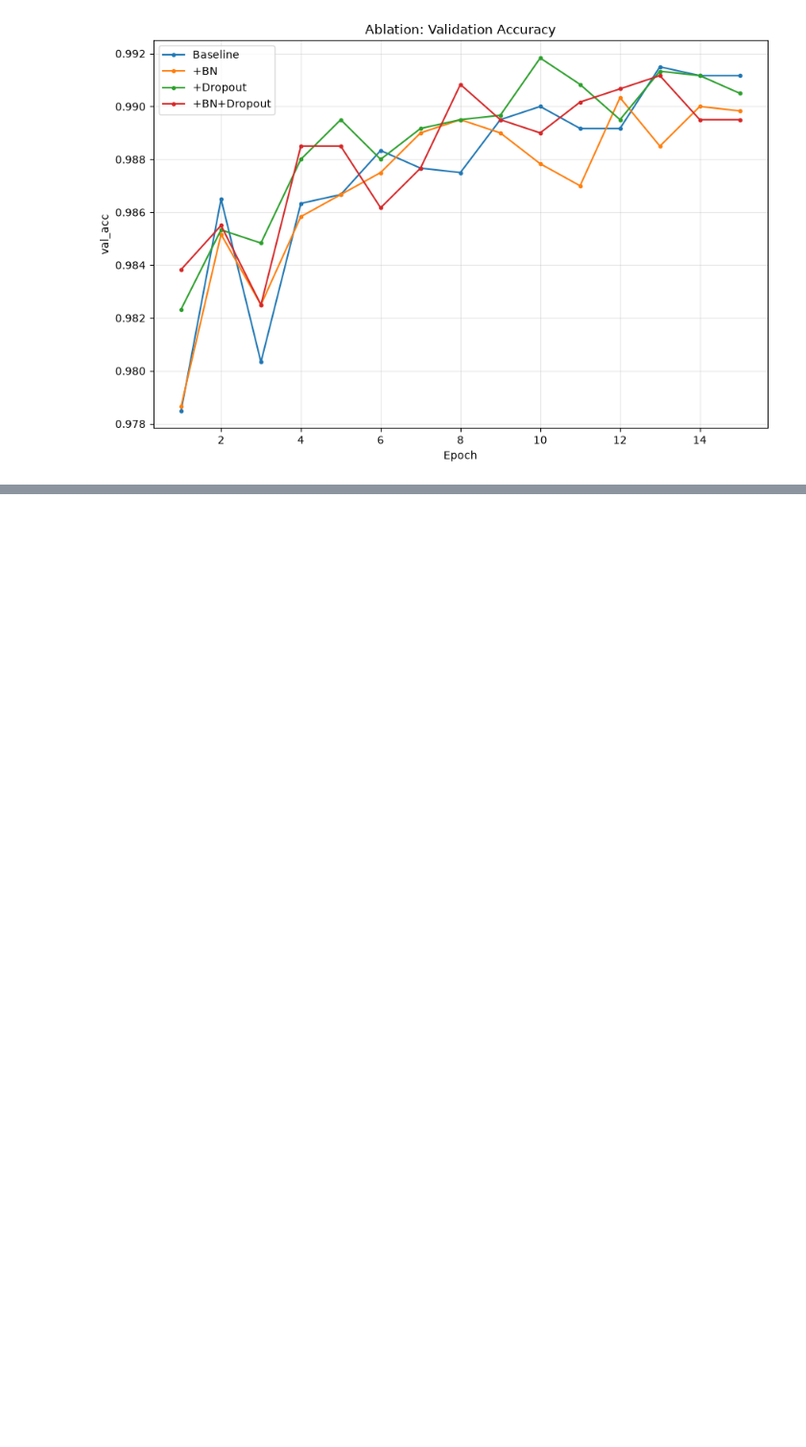
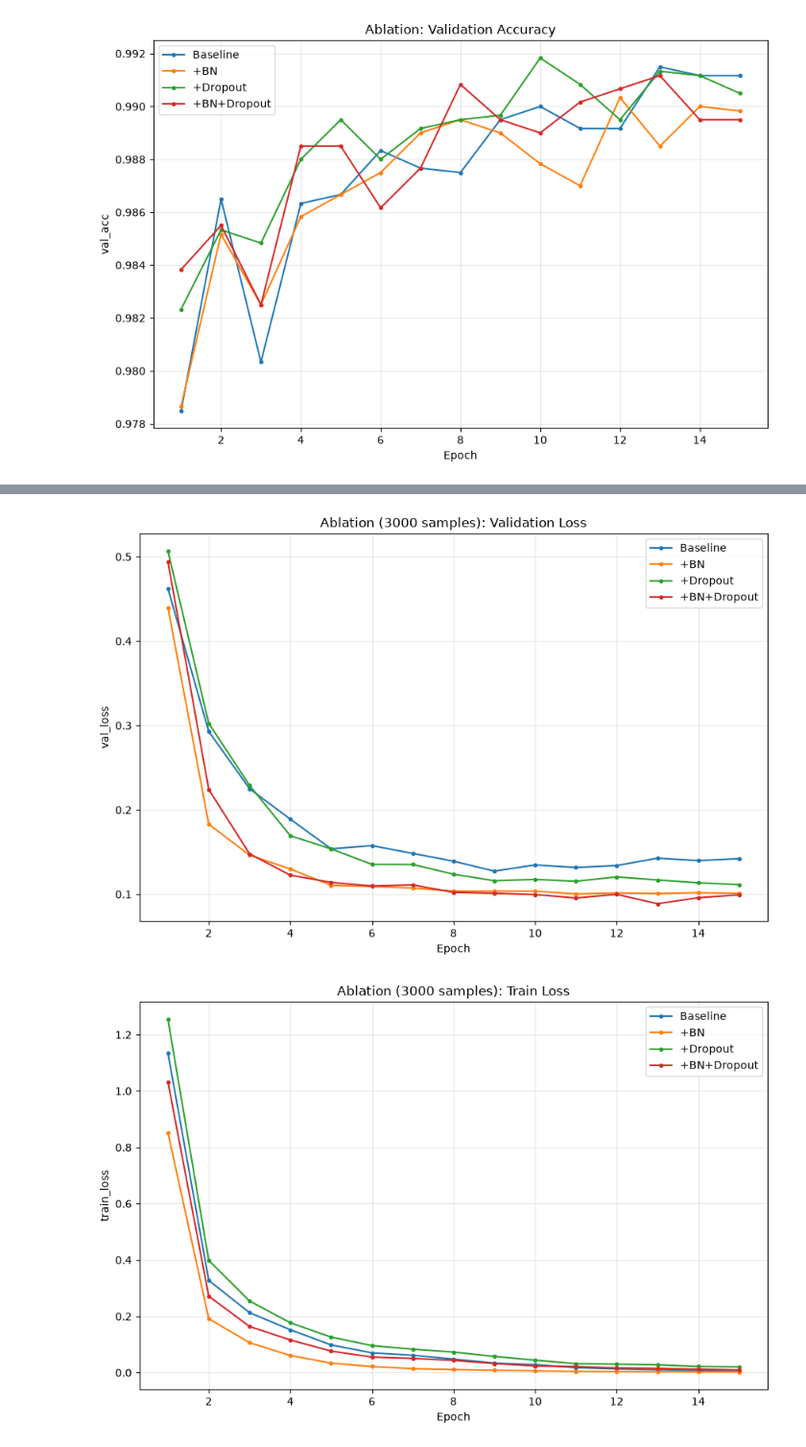
Before and after one commit to hyunwoonoh99/hw_mnist_project, a Jupyter notebook: notebooks/experiments.ipynb, the cells around one changed output, grey strips where cells are left out. Shown at 96% size. Cells and saved outputs as stored; diff of their text form; code cells hidden in the pictures; blank space fills up the shorter version.

```diff
--- a/notebooks/experiments.ipynb
+++ b/notebooks/experiments.ipynb
@@ -504,0 +565,20 @@ plot_model_comparison_curves(ablation_hist, metric="val_acc",
+# %%
+ablation_small_hist = {name: r["history"] for name, r in ablation_small_results.items()}
+
+# val_loss — 이번엔 baseline overfitting이 뚜렷할 것
+plot_model_comparison_curves(ablation_small_hist, metric="val_loss",
+    title="Ablation (3000 samples): Validation Loss",
+    save_path="../results/ablation_small_val_loss.png")
+
+# train_loss — baseline이 0에 가깝게 외우는지
+plot_model_comparison_curves(ablation_small_hist, metric="train_loss",
+    title="Ablation (3000 samples): Train Loss",
+    save_path="../results/ablation_small_train_loss.png")
+
+# val_acc
+plot_model_comparison_curves(ablation_small_hist, metric="val_acc",
+    title="Ablation (3000 samples): Validation Accuracy",
+    save_path="../results/ablation_small_val_acc.png")
+# %% [output]
+[figure, added]
+[figure, added]
```
Also changed, not shown: parts of 10 cells of this notebook, 1 other file.
